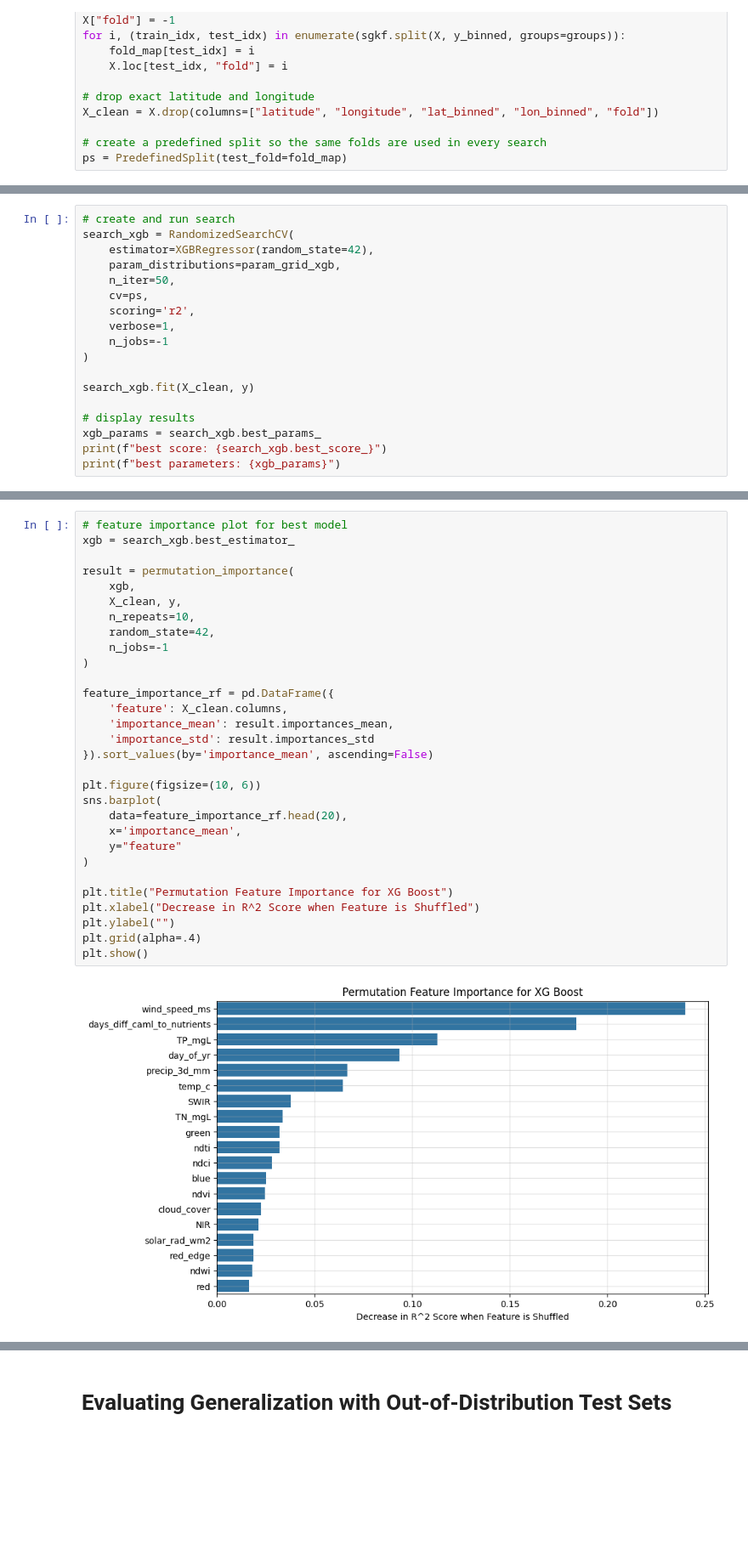
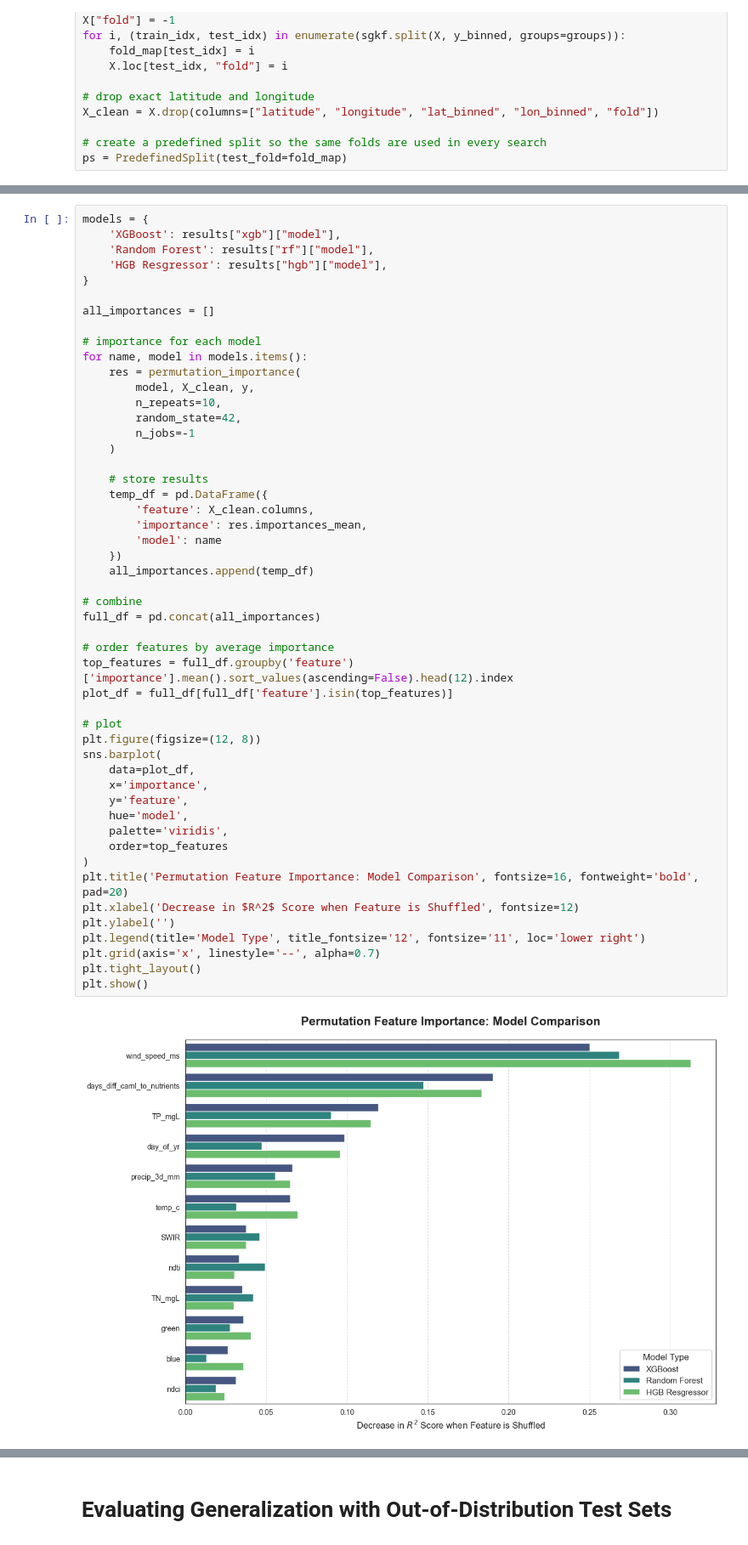
Before and after one commit to iwrobleski04/mlcc-final-project, a Jupyter notebook: regression/regressors.ipynb, the cells around one changed output, grey strips where cells are left out. Shown at 85% size. Drawn from its saved outputs; the diff is of its cells as text; blank space fills up the shorter version.

```diff
--- a/regression/regressors.ipynb
+++ b/regression/regressors.ipynb
@@ -105,18 +150,0 @@ param_grid_xgb = {
-# %%
-# create and run search
-search_xgb = RandomizedSearchCV(
-    estimator=XGBRegressor(random_state=42),
-    param_distributions=param_grid_xgb,
-    n_iter=50,
-    cv=ps,
-    scoring='r2',
-    verbose=1,
-    n_jobs=-1
-)
-
-search_xgb.fit(X_clean, y)
-
-# display results
-xgb_params = search_xgb.best_params_
-print(f"best score: {search_xgb.best_score_}")
-print(f"best parameters: {xgb_params}")
@@ -139,32 +247,52 @@ best model's scores for each fold: [0.63126836 0.64728209 0.6055969  0.52656387
 # %%
-# feature importance plot for best model
-xgb = search_xgb.best_estimator_
+models = {
+    'XGBoost': results["xgb"]["model"],
+    'Random Forest': results["rf"]["model"],
+    'HGB Resgressor': results["hgb"]["model"],
+}
 
-result = permutation_importance(
-    xgb,
-    X_clean, y,
-    n_repeats=10,
-    random_state=42,
-    n_jobs=-1
+all_importances = []
+
+# importance for each model
+for name, model in models.items():
+    res = permutation_importance(
+        model, X_clean, y,
+        n_repeats=10,
+        random_state=42,
+        n_jobs=-1
+    )
+
+    # store results
+    temp_df = pd.DataFrame({
+        'feature': X_clean.columns,
+        'importance': res.importances_mean,
+        'model': name
+    })
+    all_importances.append(temp_df)
+
+# combine
+full_df = pd.concat(all_importances)
+
+# order features by average importance
+top_features = full_df.groupby('feature')['importance'].mean().sort_values(ascending=False).head(12).index
+plot_df = full_df[full_df['feature'].isin(top_features)]
+
+# plot
+plt.figure(figsize=(12, 8))
+sns.barplot(
+    data=plot_df,
+    x='importance',
+    y='feature',
+    hue='model',
+    palette='viridis',
+    order=top_features
 )
-
-feature_importance_rf = pd.DataFrame({
-    'feature': X_clean.columns,
-    'importance_mean': result.importances_mean,
-    'importance_std': result.importances_std
-}).sort_values(by='importance_mean', ascending=False)
-
-plt.figure(figsize=(10, 6))
-sns.barplot(
-    data=feature_importance_rf.head(20),
-    x='importance_mean',
-    y="feature"
-)
-
-plt.title("Permutation Feature Importance for XG Boost")
-plt.xlabel("Decrease in R^2 Score when Feature is Shuffled")
-plt.ylabel("")
-plt.grid(alpha=.4)
+plt.title('Permutation Feature Importance: Model Comparison', fontsize=16, fontweight='bold', pad=20)
+plt.xlabel('Decrease in $R^2$ Score when Feature is Shuffled', fontsize=12)
+plt.ylabel('')
+plt.legend(title='Model Type', title_fontsize='12', fontsize='11', loc='lower right')
+plt.grid(axis='x', linestyle='--', alpha=0.7)
+plt.tight_layout()
 plt.show()
 # %% [output]
-[figure, old version]
+[figure, new version]
```
Also changed, not shown: parts of 51 cells of this notebook.
